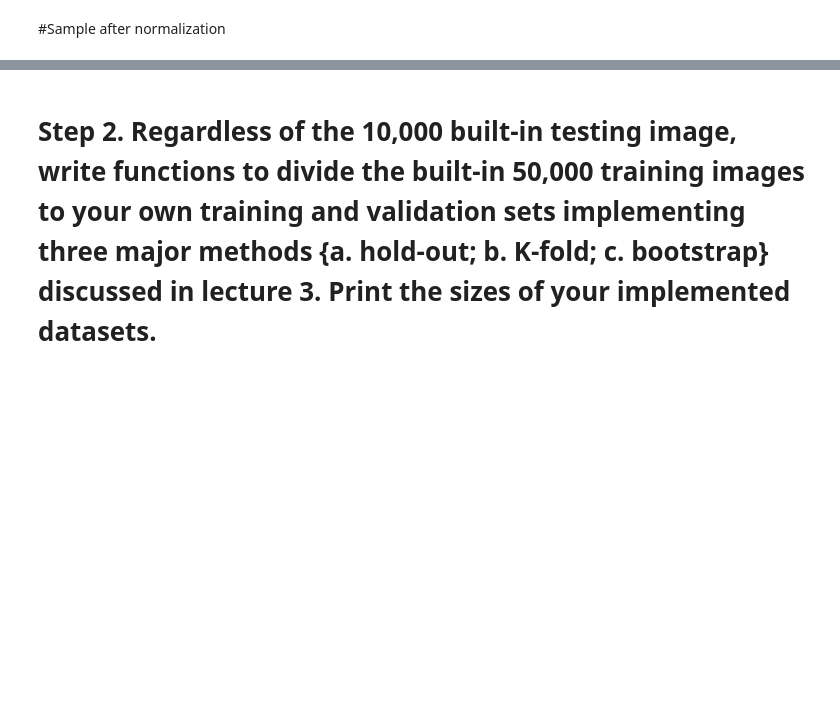
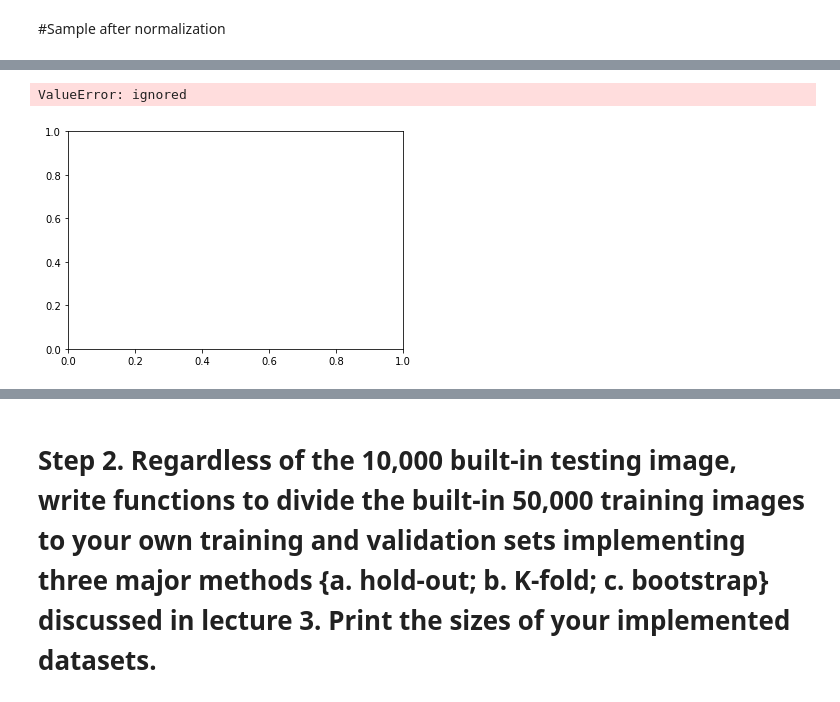
Before and after one commit to appersaravanan/Semeter-2-Assignment-1, a Jupyter notebook: Assignment_2.ipynb, the cells around one changed output, grey strips where cells are left out. Drawn from its saved outputs; the diff is of its cells as text; code cells hidden in the pictures; blank space fills up the shorter version.

```diff
--- a/Assignment_2.ipynb
+++ b/Assignment_2.ipynb
@@ -125,0 +280,26 @@ print(score[0],score[1])
+# %%
+
+# importing the required module
+import matplotlib.pyplot as plt
+
+# x axis values
+# [0][]]
+# corresponding y axis values
+y = [-0.5,0,0.5,1]
+
+# plotting the points
+plt.plot(graph_data[0][0], y)
+
+# naming the x axis
+plt.xlabel('x - axis')
+# naming the y axis
+plt.ylabel('y - axis')
+
+# giving a title to my graph
+plt.title('My first graph!')
+
+# function to show the plot
+plt.show()
+# %% [output]
+ValueError: ignored
+[figure, added]
```
Also changed, not shown: parts of 11 cells of this notebook.
